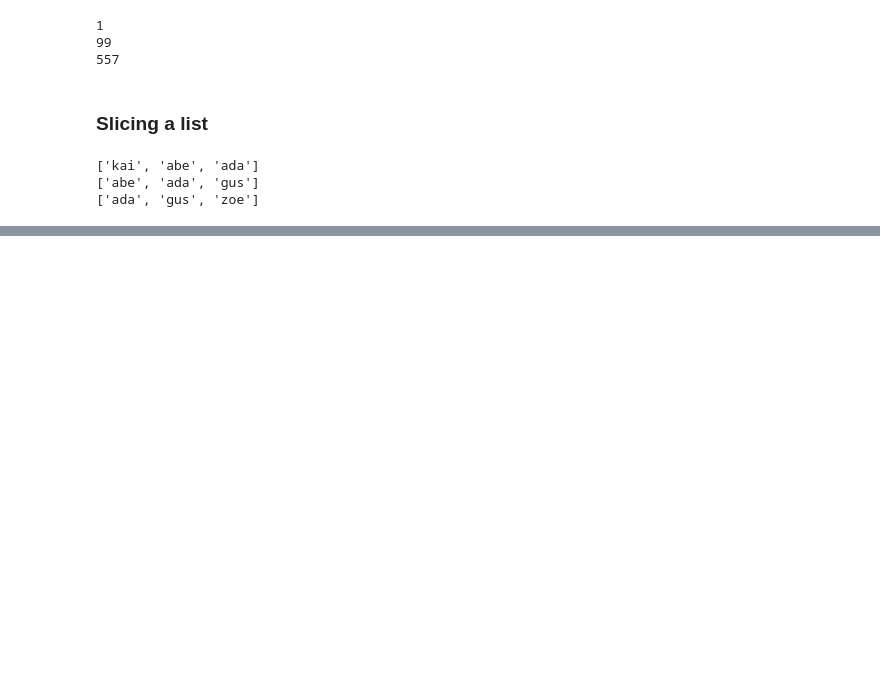
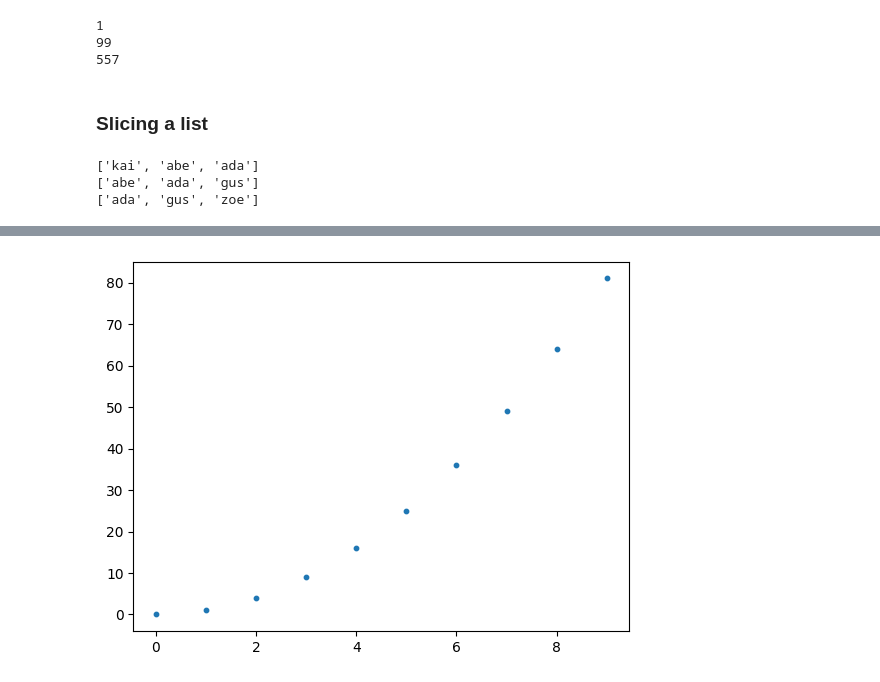
Before and after one commit to kumj2028/CSEN-5350-Application-of-Neural-Networks, a Jupyter notebook: homework1/homework1.ipynb, the cells around one changed output, grey strips where cells are left out. Cells and saved outputs as stored; diff of their text form; code cells hidden in the pictures; blank space fills up the shorter version.

```diff
--- a/homework1/homework1.ipynb
+++ b/homework1/homework1.ipynb
@@ -478,0 +1838,8 @@ print(last_three)
+# %%
+x_values = list(range(10))
+squares = [x**2 for x in x_values]
+fig, ax = plt.subplots()
+ax.scatter(x_values, squares, s=10)
+plt.show()
+# %% [output]
+[figure, added]
```
Also changed, not shown: parts of 181 cells of this notebook, 7 other files.
